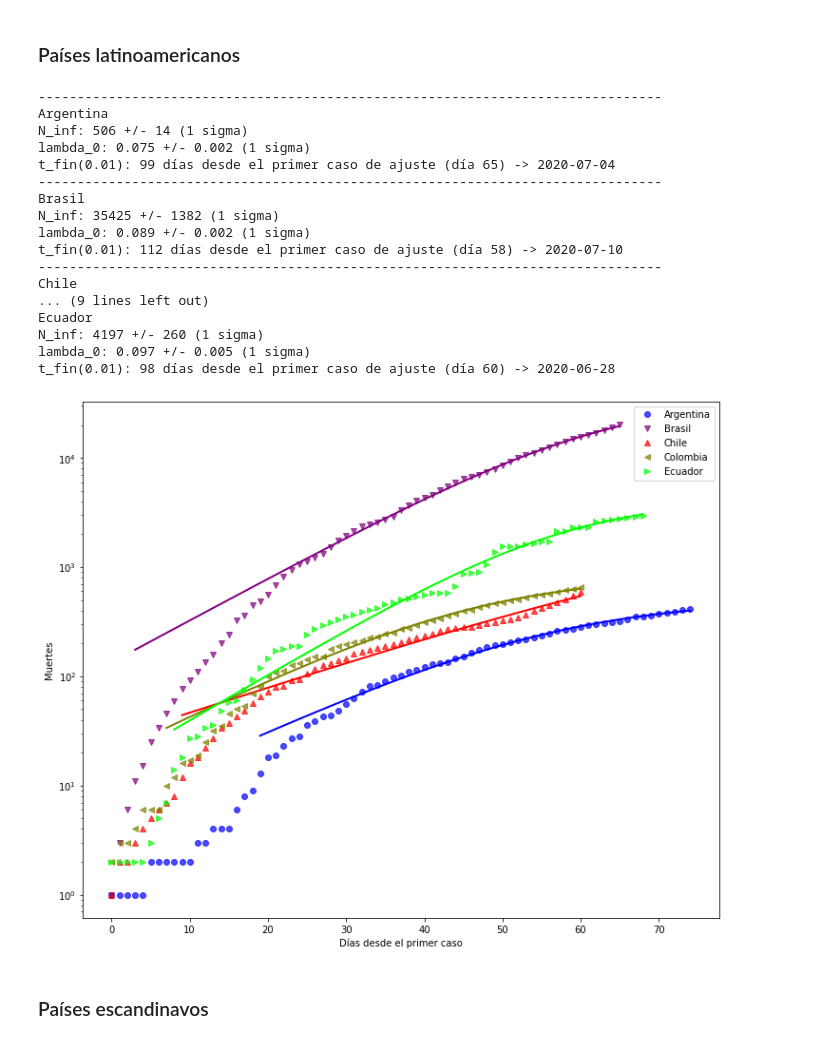
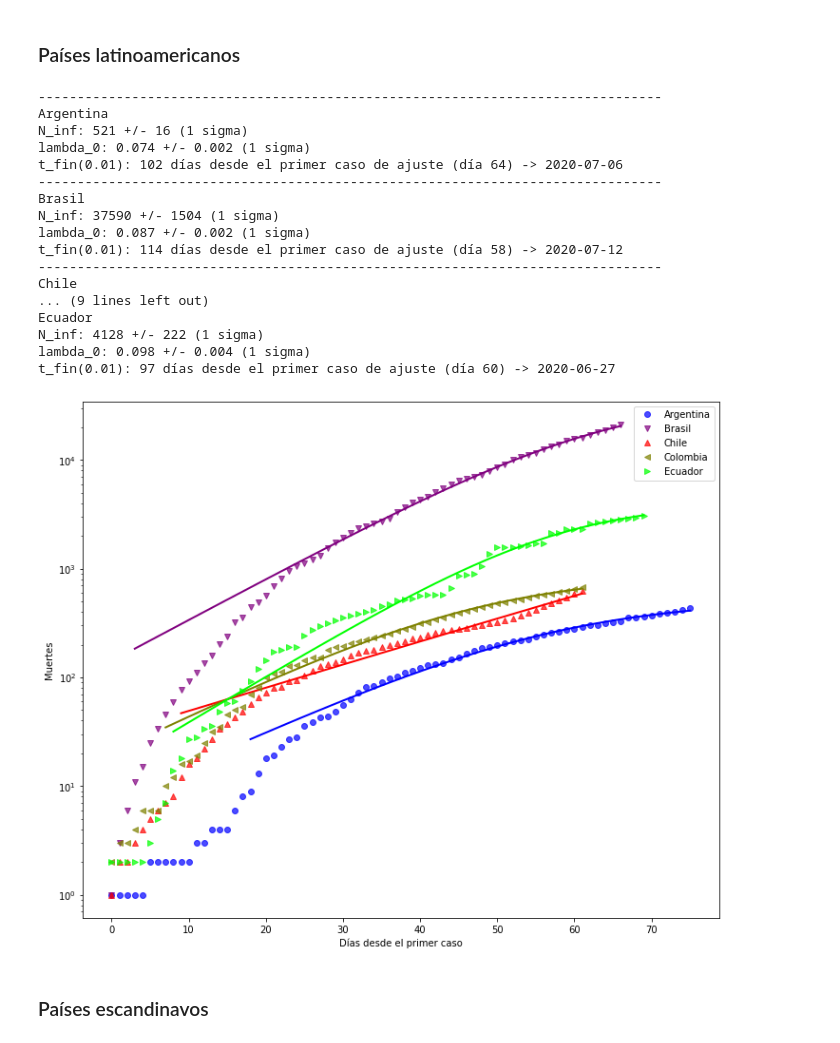
Before and after one commit to manuxch/logistic-covid19, a Jupyter notebook: Logistic_model_COVID-19.ipynb, the cells around one changed output. Drawn from its saved outputs; the diff is of its cells as text; code cells hidden in the pictures.

```diff
--- a/Logistic_model_COVID-19.ipynb
+++ b/Logistic_model_COVID-19.ipynb
@@ -276,26 +276,26 @@ t_fin(0.01): 82 días desde el primer caso de ajuste (día 56) -> 2020-06-08
 # %% [markdown]
 ### Países latinoamericanos
 # %%
-plot_fit(deadths_lat, 10, 'Muertes', logscale=True, p_fin=0.01)
+plot_fit(deadths_lat, 9, 'Muertes', logscale=True, p_fin=0.01)
 # %% [output]
 --------------------------------------------------------------------------------
 Argentina
-N_inf: 506 +/- 14 (1 sigma)
-lambda_0: 0.075 +/- 0.002 (1 sigma)
-t_fin(0.01): 99 días desde el primer caso de ajuste (día 65) -> 2020-07-04
+N_inf: 521 +/- 16 (1 sigma)
+lambda_0: 0.074 +/- 0.002 (1 sigma)
+t_fin(0.01): 102 días desde el primer caso de ajuste (día 64) -> 2020-07-06
 --------------------------------------------------------------------------------
 Brasil
-N_inf: 35425 +/- 1382 (1 sigma)
-lambda_0: 0.089 +/- 0.002 (1 sigma)
-t_fin(0.01): 112 días desde el primer caso de ajuste (día 58) -> 2020-07-10
+N_inf: 37590 +/- 1504 (1 sigma)
+lambda_0: 0.087 +/- 0.002 (1 sigma)
+t_fin(0.01): 114 días desde el primer caso de ajuste (día 58) -> 2020-07-12
 --------------------------------------------------------------------------------
 Chile
 ... (9 lines left out)
 Ecuador
-N_inf: 4197 +/- 260 (1 sigma)
-lambda_0: 0.097 +/- 0.005 (1 sigma)
-t_fin(0.01): 98 días desde el primer caso de ajuste (día 60) -> 2020-06-28
+N_inf: 4128 +/- 222 (1 sigma)
+lambda_0: 0.098 +/- 0.004 (1 sigma)
+t_fin(0.01): 97 días desde el primer caso de ajuste (día 60) -> 2020-06-27
-[figure, old version]
+[figure, new version]
 # %% [markdown]
 ### Países escandinavos
 # %%
```
Also changed, not shown: parts of 8 cells of this notebook.
